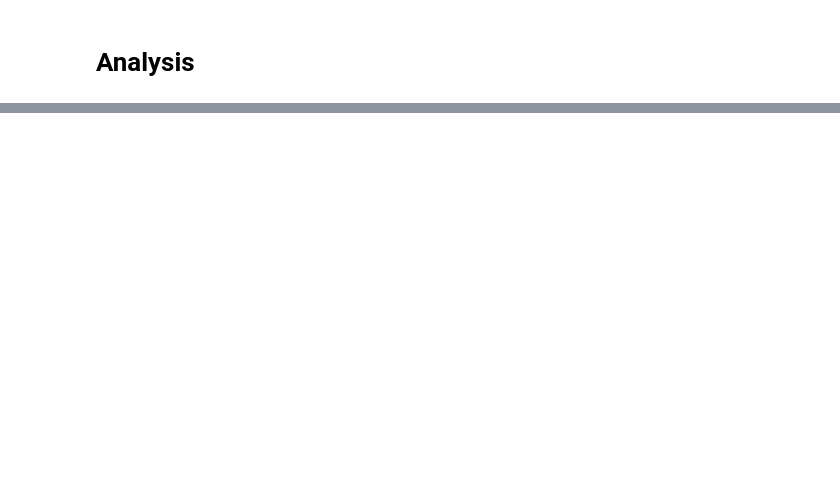
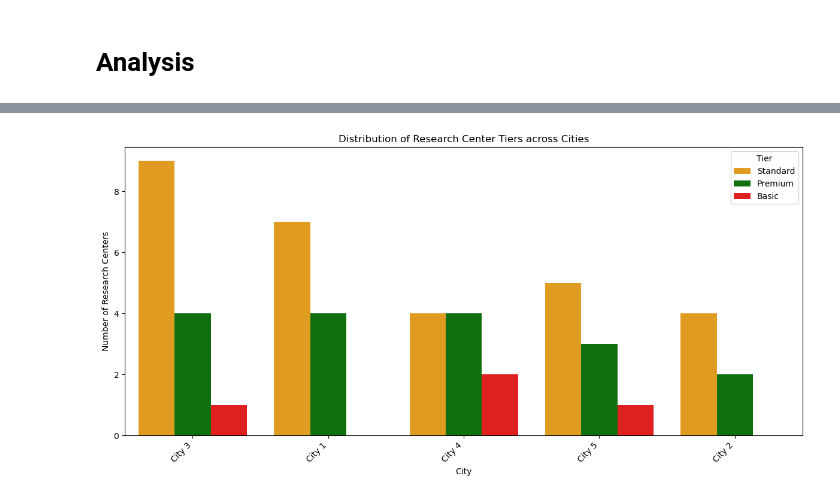
Before and after one commit to keith-17/Data-Projects, a Jupyter notebook: research_center_assignment/EDA_and_Model.ipynb, the cells around one changed output, grey strips where cells are left out. Cells and saved outputs as stored; diff of their text form; code cells hidden in the pictures; blank space fills up the shorter version.

```diff
--- a/research_center_assignment/EDA_and_Model.ipynb
+++ b/research_center_assignment/EDA_and_Model.ipynb
@@ -783,0 +1033,20 @@ plt.show()
+# %%
+plt.figure(figsize=(12, 6))
+city_order = df_kmeans.groupby('city')['qualityTier'].count().sort_values(ascending=False).index
+
+sns.countplot(
+    data=df_kmeans,
+    x='city',
+    hue='qualityTier',
+    order=city_order,
+    palette={'Premium': 'green', 'Standard': 'orange', 'Basic': 'red'}
+)
+plt.title('Distribution of Research Center Tiers across Cities')
+plt.xlabel('City')
+plt.ylabel('Number of Research Centers')
+plt.legend(title='Tier')
+plt.xticks(rotation=45, ha='right')
+plt.tight_layout()
+plt.show()
+# %% [output]
+[figure, added]
```
Also changed, not shown: parts of 49 cells of this notebook.
